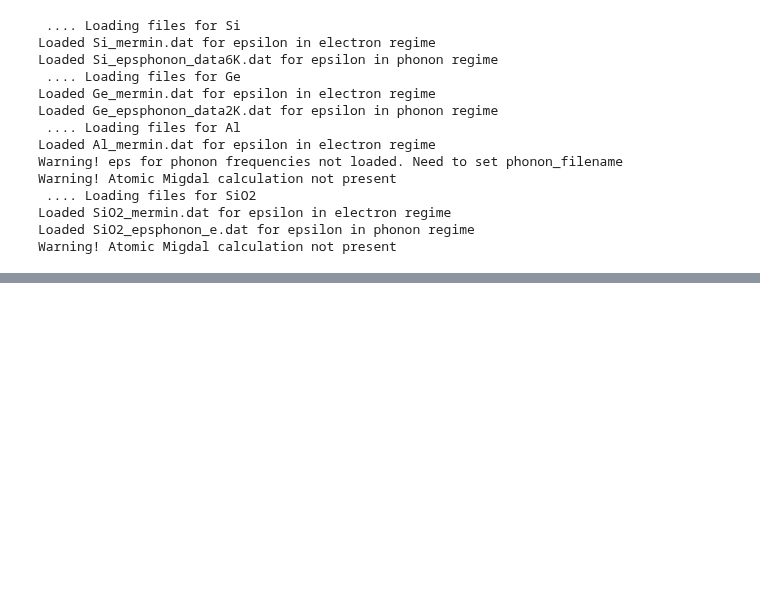
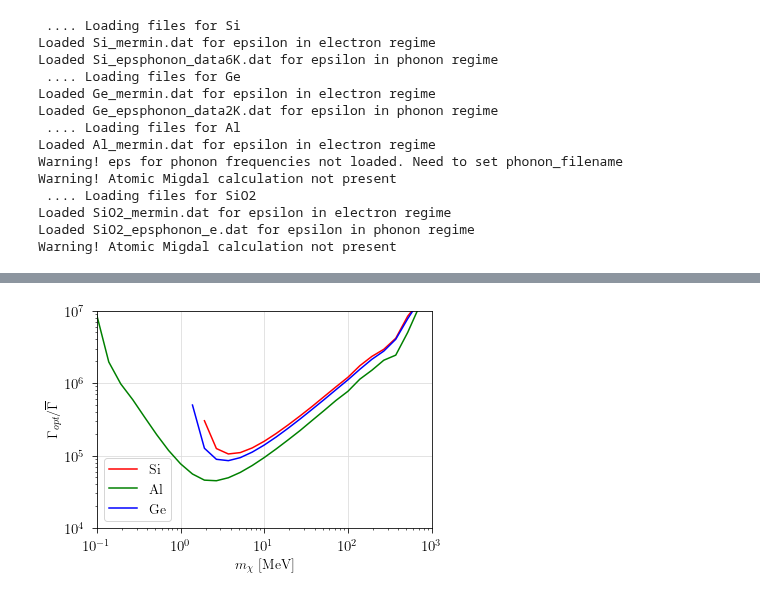
Before and after one commit to QU35T5/DarkELF, a Jupyter notebook: examples/gamma_ratio.ipynb, the cells around one changed output, grey strips where cells are left out. Cells and saved outputs as stored; diff of their text form; code cells hidden in the pictures; blank space fills up the shorter version.

```diff
--- a/examples/gamma_ratio.ipynb
+++ b/examples/gamma_ratio.ipynb
@@ -314,49 +322,51 @@ def Al_gamma_bar():
 '''
 #Produces a vector gamma_opt/gamma_bar of all different mX
 mX = np.logspace(2,9,50) #0.01 - 1000 MeV
-#Si_gamma_ratio = []
+Si_gamma_ratio = []
 Al_gamma_ratio = []
-#Ge_gamma_ratio = []
+Ge_gamma_ratio = []
 
 #Lower energy bounds [eV]
 w_min_al = .01
 w_min_si = 4.7
 w_min_ge = 3.6
 
 step = 0
 for x in mX:
       step = step + 1
       clear_output(wait=True)
       print('Working... (',step,'/',len(mX),')',sep='')
 
       m_chi = x
       w_max = (v_max**2 * m_chi / 2)
       k_min = lambda w: (v_max*m_chi - np.sqrt(v_max**2 * m_chi**2 - 2 * m_chi * w))
       k_max = lambda w: (v_max*m_chi + np.sqrt(v_max**2 * m_chi**2 - 2 * m_chi * w))
 
-      #Si.update_params(mX = m_chi,mediator = 'massless')
+      Si.update_params(mX = m_chi,mediator = 'massless')
       Al.update_params(mX = m_chi,mediator = 'massless')
-      #Ge.update_params(mX = m_chi,mediator = 'massless')
+      Ge.update_params(mX = m_chi,mediator = 'massless')
 
-      #Si_gamma_ratio.append(gamma_opt(m_chi)/Si_gamma_bar())
+      Si_gamma_ratio.append(gamma_opt(m_chi)/Si_gamma_bar())
       Al_gamma_ratio.append(gamma_opt(m_chi)/Al_gamma_bar())
-      #Ge_gamma_ratio.append(gamma_opt(m_chi)/Ge_gamma_bar())
+      Ge_gamma_ratio.append(gamma_opt(m_chi)/Ge_gamma_bar())
 
 clear_output(wait=True)
 
 mX = mX/1e6
 '''
-plt.loglog(mX,Si_gamma_ratio,color = 'red',label = 'Si (wmin = 4.7 eV)')
-plt.loglog(mX,Al_gamma_ratio,color = 'green',label = 'Al (wmin = 10 meV)')
-#plt.loglog(mX,Ge_gamma_ratio,color = 'blue',label ='Ge (wmin = 10 eV)')
-plt.xlabel(r'$m_\chi \textrm{/MeV}$')
+plt.loglog(mX,Si_gamma_ratio,color = 'red',label = 'Si')
+plt.loglog(mX,Al_gamma_ratio,color = 'green',label = 'Al')
+plt.loglog(mX,Ge_gamma_ratio,color = 'blue',label ='Ge')
+plt.xlabel(r'$m_\chi \mathrm{\; [MeV]}$')
 plt.ylabel(r'$\Gamma_{opt}/\overline{\Gamma}$')
 plt.legend()
+plt.grid(color='gainsboro')
 plt.xlim([1e-1,1e3])
-plt.ylim([1,1e5])
+plt.ylim([1e4,1e7])
 plt.show
-plt.savefig('Si Al.pdf',bbox_inches='tight')
-print(Si_gamma_ratio)
+plt.savefig('Si 4,7eV Ge 3,6eV Al 10 meV.pdf',bbox_inches='tight')
+# %% [output]
+[figure, added]
 # %%
 #ELF CONTOUR PLOT
 
```
Also changed, not shown: parts of 2 cells of this notebook, 6 other files.
